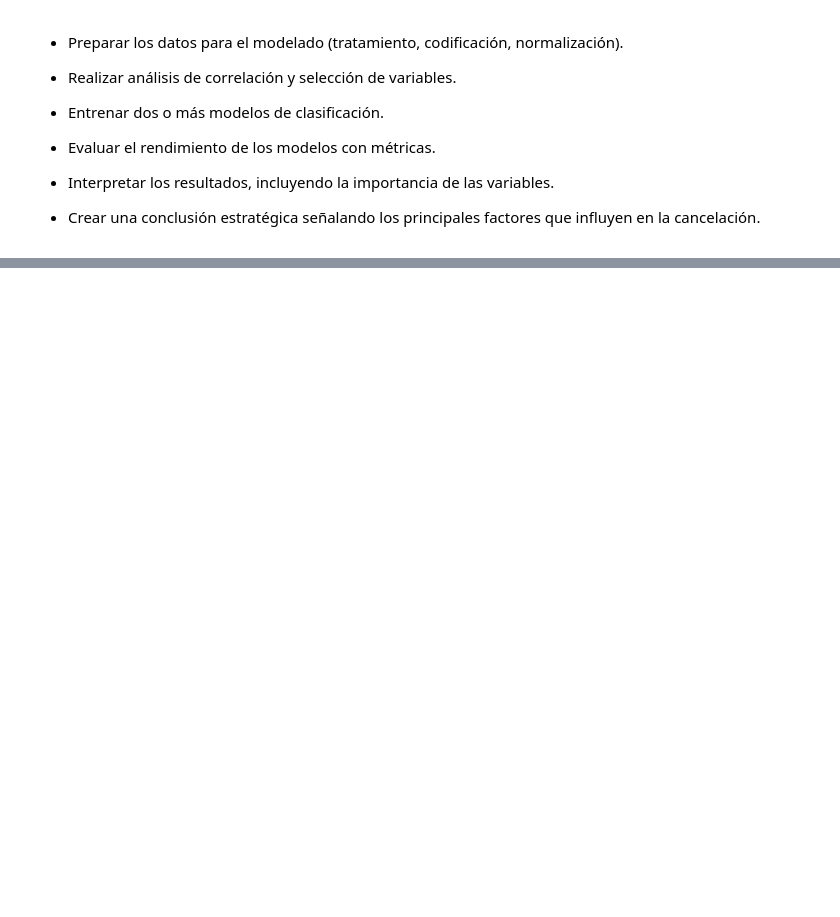
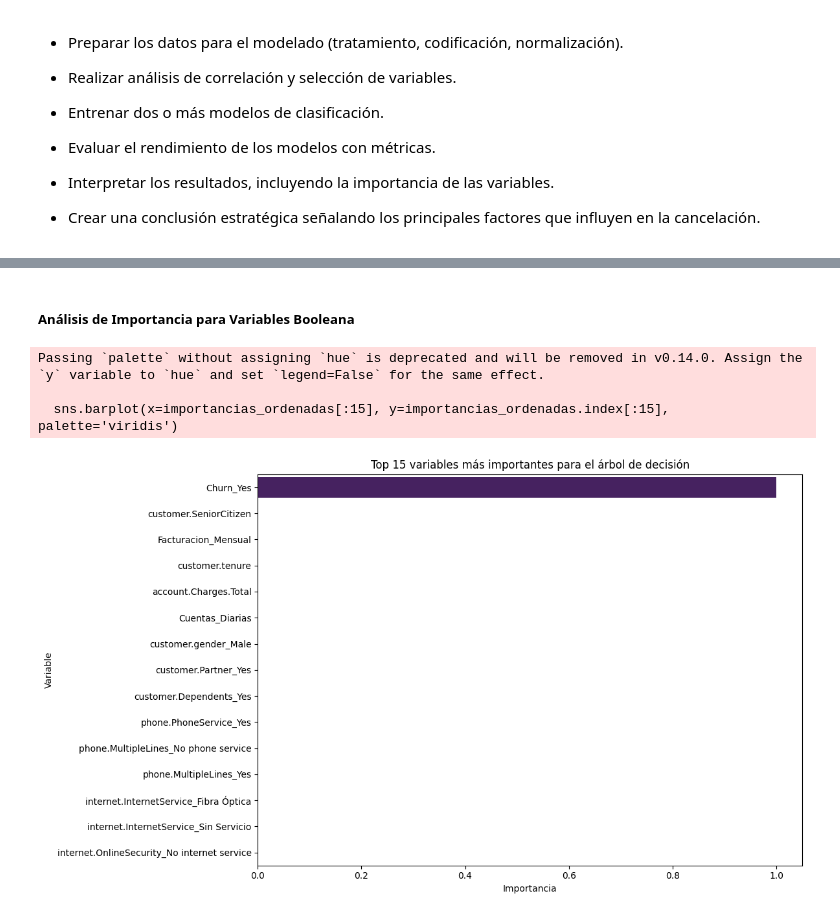
Before and after one commit to Maucho6340/Telecom_X_LATAM_Predict, a Jupyter notebook: Challenge_predict_evasion.ipynb, the cells around one changed output, grey strips where cells are left out. Cells and saved outputs as stored; diff of their text form; code cells hidden in the pictures; blank space fills up the shorter version.

```diff
--- a/Challenge_predict_evasion.ipynb
+++ b/Challenge_predict_evasion.ipynb
@@ -110,0 +143,30 @@ df_final.head(5)
+# %% [markdown]
+##### **Análisis de Importancia para Variables Booleana**
+# %%
+from sklearn.tree import DecisionTreeClassifier
+
+# Definimos variables predictoras y target
+X = df_final.drop(columns=['Churn_bin', 'Churn_num'])
+y = df_final['Churn_bin']  # o 'Churn_num' si preferimos continuo
+
+# Entrenar modelo rápido para evaluar importancia
+modelo_arbol = DecisionTreeClassifier(random_state=42)
+modelo_arbol.fit(X, y)
+
+# Obtener importancias
+importancias = pd.Series(modelo_arbol.feature_importances_, index=X.columns)
+importancias_ordenadas = importancias.sort_values(ascending=False)
+
+# Visualización
+plt.figure(figsize=(12, 7))
+sns.barplot(x=importancias_ordenadas[:15], y=importancias_ordenadas.index[:15], palette='viridis')
+plt.title("Top 15 variables más importantes para el árbol de decisión")
+plt.xlabel("Importancia")
+plt.ylabel("Variable")
+plt.tight_layout()
+plt.show()
+# %% [output]
+Passing `palette` without assigning `hue` is deprecated and will be removed in v0.14.0. Assign the `y` variable to `hue` and set `legend=False` for the same effect.
+
+  sns.barplot(x=importancias_ordenadas[:15], y=importancias_ordenadas.index[:15], palette='viridis')
+[figure, added]
```
Also changed, not shown: parts of 23 cells of this notebook.
